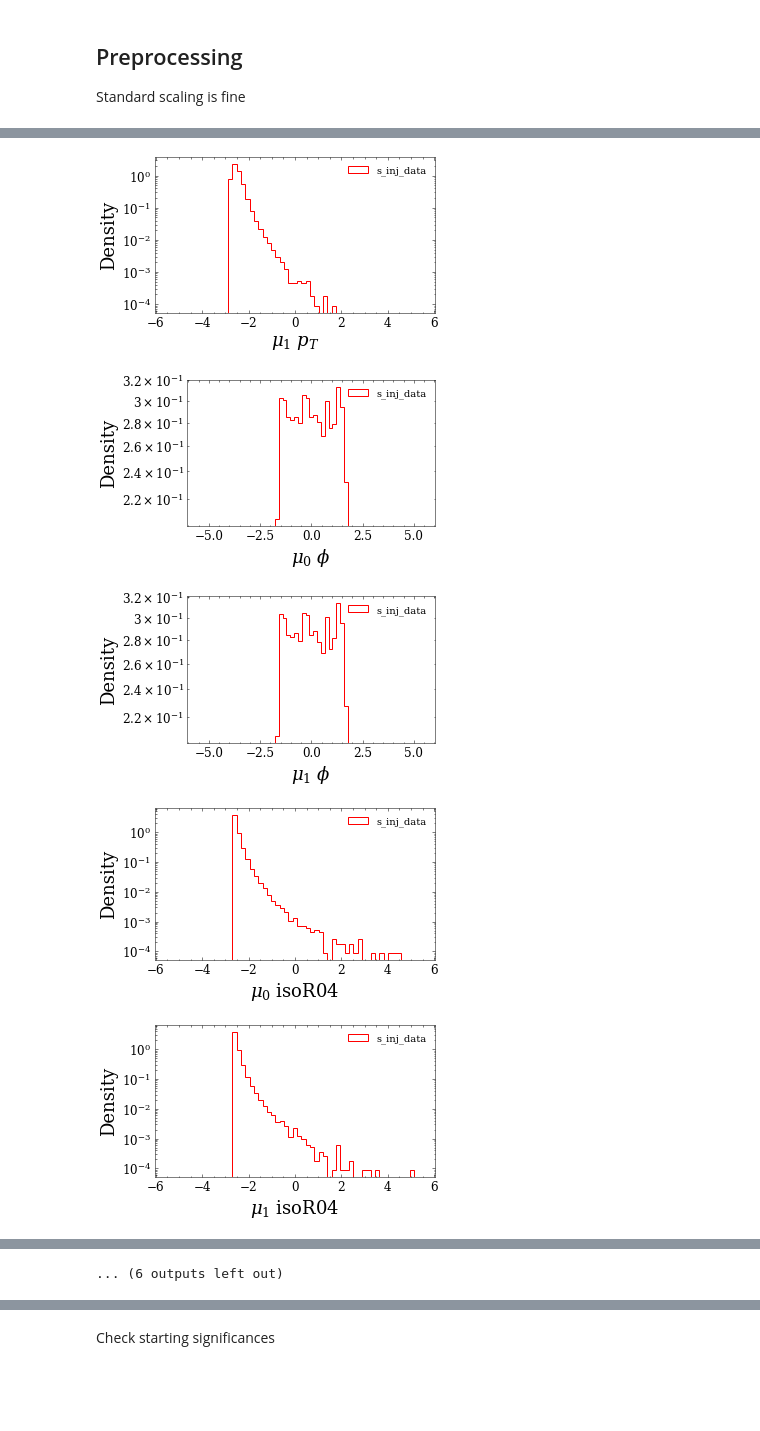
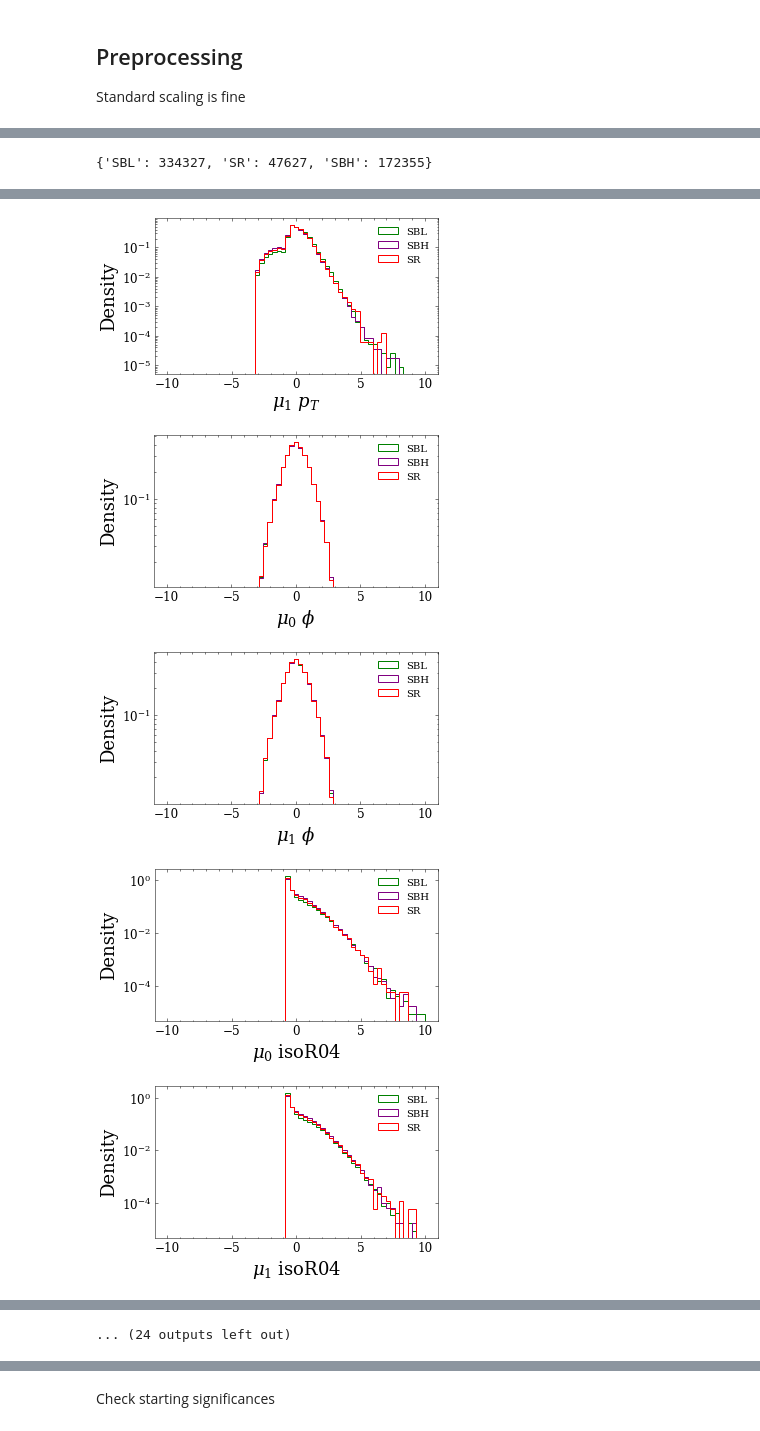
Before and after one commit to hep-lbdl/dimuonAD, a Jupyter notebook: 04_preprocess_data_for_bump_hunt.ipynb, the cells around one changed output, grey strips where cells are left out. Saved outputs shown, nothing was run; the diff lists cells and outputs as text; code cells hidden in the pictures; blank space fills up the shorter version.

```diff
--- a/04_preprocess_data_for_bump_hunt.ipynb
+++ b/04_preprocess_data_for_bump_hunt.ipynb
@@ -63,7 +65,7 @@ Muon cuts were made previously (and we don't want to make cuts on the dimuon sys
 
 Random seed is used to set aside a portion of the test set
 # %%
-particle_type = "eta_shifted"
+particle_type = "eta"
 
 
 
@@ -198,7 +201,7 @@ Split data into bands
 bands = ["SBL", "SR", "SBH"]
 N_total_events = 0
 
-sizes_dict = {}
+
 
 preproc_dicts, preproc_dicts_samesign = {b:{} for b in bands}, {b:{} for b in bands}
 
@@ -212,7 +215,7 @@ for code in codes_list:
         for feat in feature_set:
             preproc_dicts[b][code][feat] = cut_data[code][feat][loc_pass_indices]
 
-        sizes_dict[b] = preproc_dicts[b][code][feat].shape[0]
+
         N_total_events += preproc_dicts[b][code][feat].shape[0]
 
         # same sign
@@ -268,4 +352,12 @@ for feat in feature_set:
+# %%
+print(sizes_dict)
+# %% [output]
+{'SBL': 334327, 'SR': 47627, 'SBH': 172355}
 # %%
-hist_all_features(["s_inj_data"], proccessed_data_dict["SBL"], feature_set, kwargs_dict_dtype,
-                  scaled_features = True, plot_bound = 5.5, yscale_log = True, nice_labels = True)
+hist_all_features_dict([proccessed_data_dict["SBL"]["s_inj_data"], proccessed_data_dict["SBH"]["s_inj_data"], proccessed_data_dict["SR"]["s_inj_data"]],
+                       ["SBL", "SBH", "SR"], feature_set, kwargs_dict_bands, scaled_features=True, plot_bound=10, image_path=None, yscale_log=True, nice_labels=True)
+
+
+hist_all_features_dict([proccessed_data_dict_samesign["SBL"]["s_inj_data"], proccessed_data_dict_samesign["SBH"]["s_inj_data"], proccessed_data_dict_samesign["SR"]["s_inj_data"]],
+                       ["SBL", "SBH", "SR"], feature_set, kwargs_dict_bands, scaled_features=True, plot_bound=10, image_path=None, yscale_log=False, nice_labels=True)
 # %% [output]
@@ -277,5 +369,5 @@ hist_all_features(["s_inj_data"], proccessed_data_dict["SBL"], feature_set, kwar
-[figure, old version]
+[figure, new version]
-[figure, old version]
+[figure, new version]
-[figure, old version]
+[figure, new version]
-[figure, old version]
+[figure, new version]
-[figure, old version]
+[figure, new version]
@@ -284 +376 @@ hist_all_features(["s_inj_data"], proccessed_data_dict["SBL"], feature_set, kwar
-... (6 outputs left out)
+... (24 outputs left out)
```
Also changed, not shown: parts of 13 cells of this notebook.
